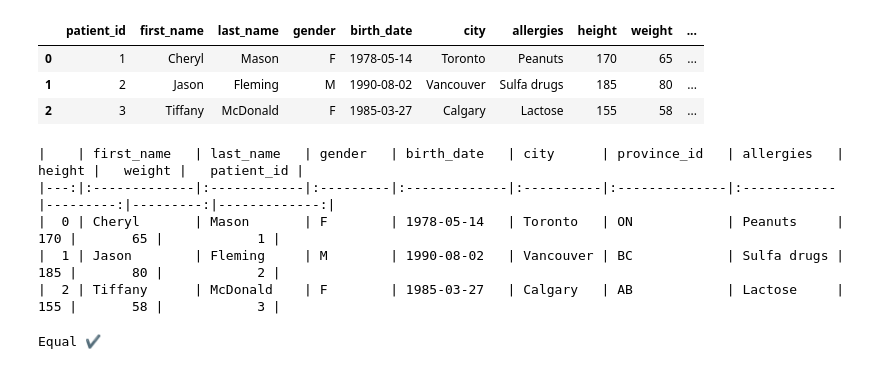
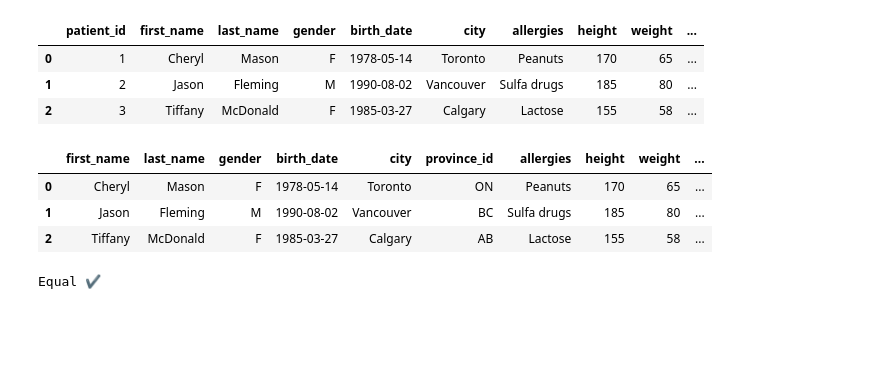
Before and after one commit to julkaar9/walkalongs, a Jupyter notebook: server/notebooks/sql-practice-easy.ipynb, the cells around one changed output. Cells and saved outputs as stored; diff of their text form; code cells hidden in the pictures; blank space fills up the shorter version.

```diff
--- a/server/notebooks/sql-practice-easy.ipynb
+++ b/server/notebooks/sql-practice-easy.ipynb
@@ -39,7 +34,7 @@ sql_to_df(sqlq)
 | 1 | 2 | Jason | Fleming | M | 1990-08-02 | Vancouver | Sulfa drugs | 185 | 80 | ... |
 | 2 | 3 | Tiffany | McDonald | F | 1985-03-27 | Calgary | Lactose | 155 | 58 | ... |
 # %%
-common_fields = [
+patient_fields = [
     "first_name",
     "last_name",
     "gender",
@@ -51,14 +46,13 @@ common_fields = [
     "weight",
 ]
 # %%
-ormq = Patients.objects.values(patient_id=F("id"), *common_fields)[:3]
+ormq = Patients.objects.values(patient_id=F("id"), *patient_fields)[:3]
 orm_to_df(ormq)
 # %% [output]
-|    | first_name   | last_name   | gender   | birth_date   | city      | province_id   | allergies   |   height |   weight |   patient_id |
-|---:|:-------------|:------------|:---------|:-------------|:----------|:--------------|:------------|---------:|---------:|-------------:|
-|  0 | Cheryl       | Mason       | F        | 1978-05-14   | Toronto   | ON            | Peanuts     |      170 |       65 |            1 |
-|  1 | Jason        | Fleming     | M        | 1990-08-02   | Vancouver | BC            | Sulfa drugs |      185 |       80 |            2 |
-|  2 | Tiffany      | McDonald    | F        | 1985-03-27   | Calgary   | AB            | Lactose     |      155 |       58 |            3 |
+|  | first_name | last_name | gender | birth_date | city | province_id | allergies | height | weight | ... |
+| 0 | Cheryl | Mason | F | 1978-05-14 | Toronto | ON | Peanuts | 170 | 65 | ... |
+| 1 | Jason | Fleming | M | 1990-08-02 | Vancouver | BC | Sulfa drugs | 185 | 80 | ... |
+| 2 | Tiffany | McDonald | F | 1985-03-27 | Calgary | AB | Lactose | 155 | 58 | ... |
 # %%
 equal(sqlq, ormq)
 # %% [output]
```
Also changed, not shown: parts of 19 cells of this notebook, 5 other files.
